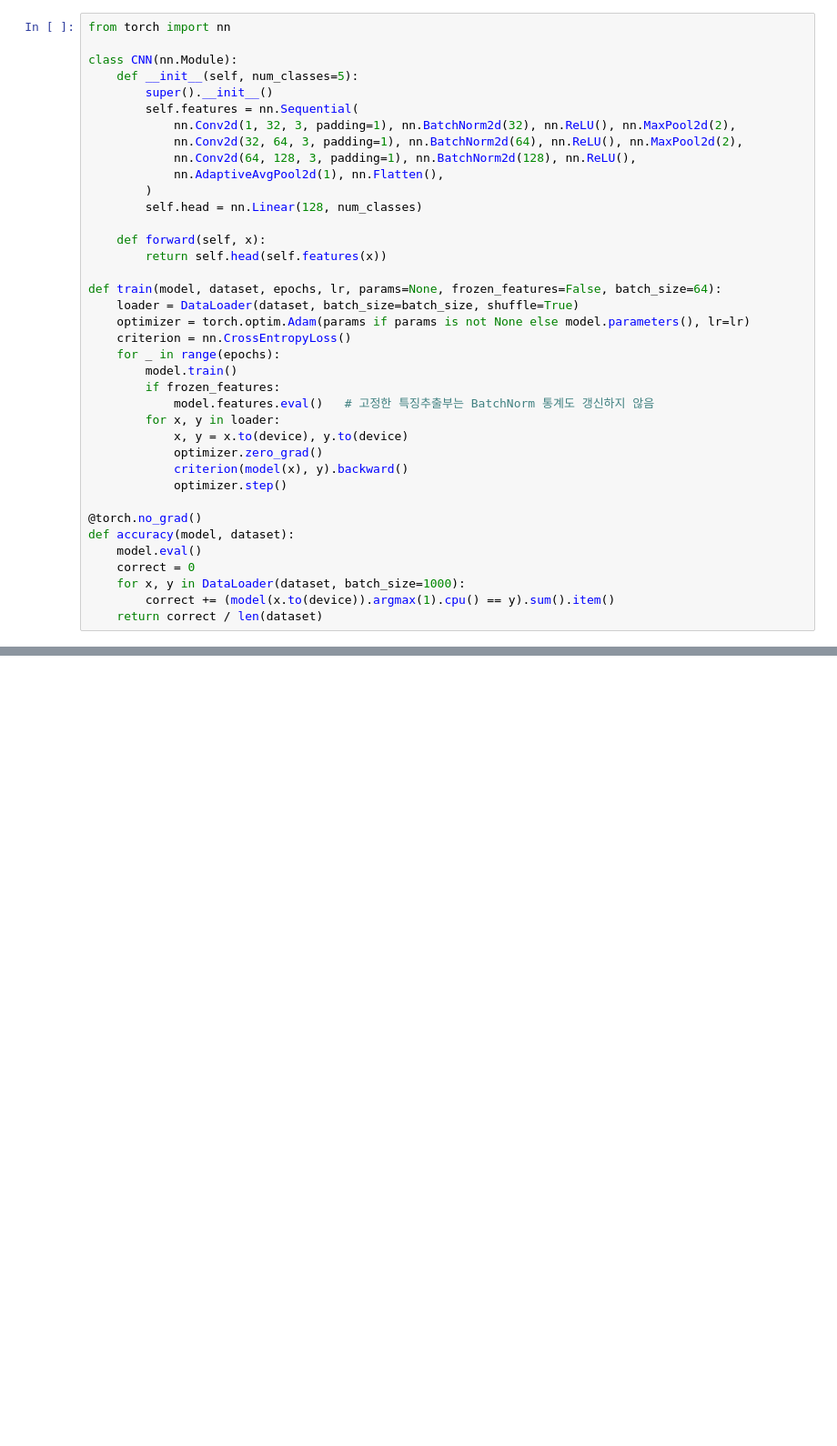
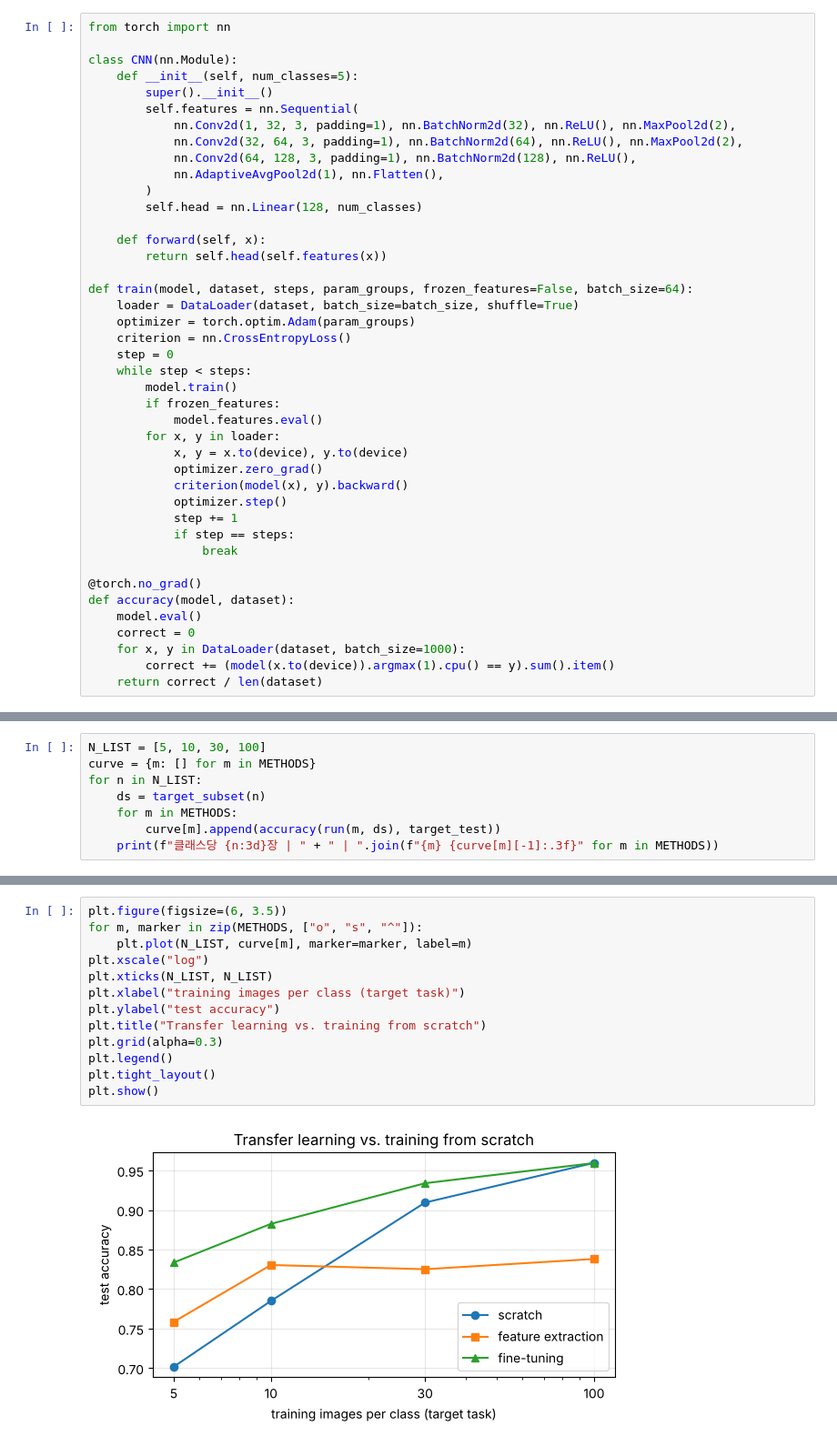
Before and after one commit to wall72/test-claude-cloud, a Jupyter notebook: 06_transfer_learning/06_transfer_learning.ipynb, the cells around one changed output, grey strips where cells are left out. Shown at 91% size. Cells and saved outputs as stored; diff of their text form; blank space fills up the shorter version.

```diff
--- a/06_transfer_learning/06_transfer_learning.ipynb
+++ b/06_transfer_learning/06_transfer_learning.ipynb
@@ -94,19 +97,23 @@ class CNN(nn.Module):
     def forward(self, x):
         return self.head(self.features(x))
 
-def train(model, dataset, epochs, lr, params=None, frozen_features=False, batch_size=64):
+def train(model, dataset, steps, param_groups, frozen_features=False, batch_size=64):
     loader = DataLoader(dataset, batch_size=batch_size, shuffle=True)
-    optimizer = torch.optim.Adam(params if params is not None else model.parameters(), lr=lr)
+    optimizer = torch.optim.Adam(param_groups)
     criterion = nn.CrossEntropyLoss()
-    for _ in range(epochs):
+    step = 0
+    while step < steps:
         model.train()
         if frozen_features:
-            model.features.eval()   # 고정한 특징추출부는 BatchNorm 통계도 갱신하지 않음
+            model.features.eval()
         for x, y in loader:
             x, y = x.to(device), y.to(device)
             optimizer.zero_grad()
             criterion(model(x), y).backward()
             optimizer.step()
+            step += 1
+            if step == steps:
+                break
 
 @torch.no_grad()
 def accuracy(model, dataset):
@@ -187,0 +189,8 @@ plt.show()
+# %%
+N_LIST = [5, 10, 30, 100]
+curve = {m: [] for m in METHODS}
+for n in N_LIST:
+    ds = target_subset(n)
+    for m in METHODS:
+        curve[m].append(accuracy(run(m, ds), target_test))
+    print(f"클래스당 {n:3d}장 | " + " | ".join(f"{m} {curve[m][-1]:.3f}" for m in METHODS))
@@ -187,0 +202,15 @@ plt.show()
+# %%
+plt.figure(figsize=(6, 3.5))
+for m, marker in zip(METHODS, ["o", "s", "^"]):
+    plt.plot(N_LIST, curve[m], marker=marker, label=m)
+plt.xscale("log")
+plt.xticks(N_LIST, N_LIST)
+plt.xlabel("training images per class (target task)")
+plt.ylabel("test accuracy")
+plt.title("Transfer learning vs. training from scratch")
+plt.grid(alpha=0.3)
+plt.legend()
+plt.tight_layout()
+plt.show()
+# %% [output]
+[figure, added]
```
Also changed, not shown: parts of 20 cells of this notebook, 2 other files.
